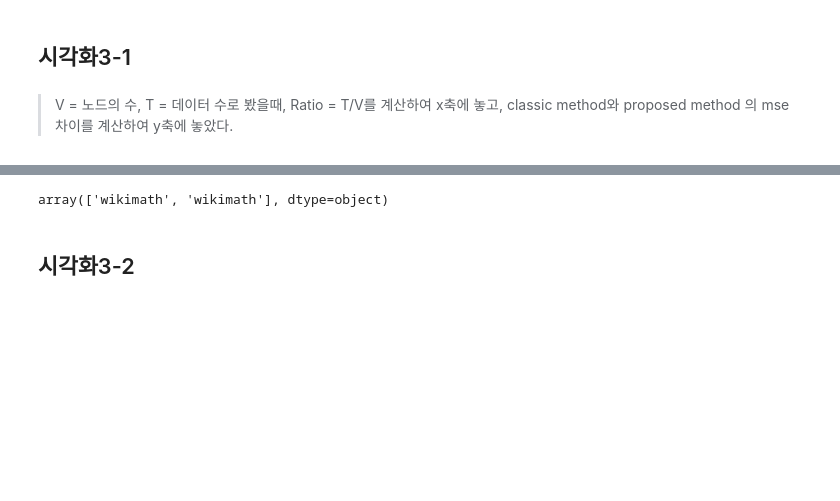
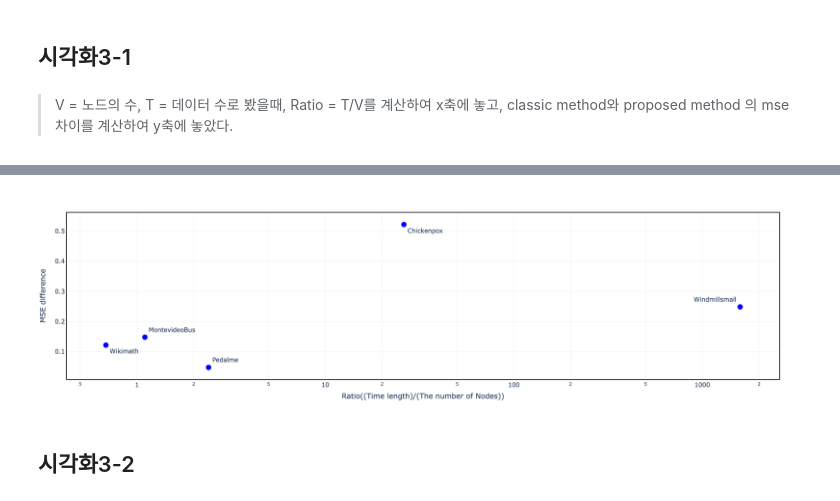
Before and after one commit to seoyeonc/ITTGNN_blog, a Jupyter notebook: posts/3_result/3_figure/2024-02-29-실험결과정리.ipynb, the cells around one changed output, grey strips where cells are left out. Saved outputs shown, nothing was run; the diff lists cells and outputs as text; code cells hidden in the pictures; blank space fills up the shorter version.

```diff
--- a/posts/3_result/3_figure/2024-02-29-실험결과정리.ipynb
+++ b/posts/3_result/3_figure/2024-02-29-실험결과정리.ipynb
@@ -365,7 +300,34 @@ In a future version of pandas, a length 1 tuple will be returned when iterating
-# %%
-fig.data[0].text
-# %% [output]
-array(['wikimath', 'wikimath'], dtype=object)
+# %%
+tidydata = df.query('mtype != "block"').query('dataset != "fivenodes"')\
+.groupby(["method","dataset","node","time"]).agg({'mse':'mean'}).reset_index()\
+.assign(ratio = lambda df: df['time']/df['node'])\
+.pivot_table(index=['dataset','ratio'] ,columns=['method'],values='mse')\
+.assign(mse_diff = lambda df: df['STGNN']- df['IT-STGNN']).loc[:,'mse_diff']\
+.reset_index()
+tidydata
+fig = px.scatter(
+    tidydata,
+    x='ratio',
+    log_x=True,
+    y='mse_diff',
+    text='dataset',
+    width=900,
+    height=600
+)
+fig.data[0]['textposition'] = ['bottom right'] + ['top right'] + ['top right'] + ['bottom right'] + ['top left']
+fig.data[0]['marker']['size'] = 15
+fig.data[0]['marker']['color'] = 'blue'
+fig.data[0].text = ['Chickenpox', 'MontevideoBus', 'Pedalme', 'Wikimath', 'Windmillsmall']
+fig.layout['xaxis']['title']['text']='Ratio((Time length)/(The number of Nodes))'
+fig.layout['yaxis']['title']['text']='MSE difference'
+fig.update_layout(font=dict(size=17))
+# fig.update_xaxes(showticklabels=False)
+# fig.update_yaxes(showticklabels=False)
+fig.update_xaxes(showline=True, linewidth=2, linecolor='black', mirror=True)
+fig.update_yaxes(showline=True, linewidth=2, linecolor='black', mirror=True)
+fig
+# %% [output]
+[figure, added]
 # %% [markdown]
 ## 시각화3-2
 # %% [markdown]
```
Also changed, not shown: parts of 12 cells of this notebook, 1 other file.
